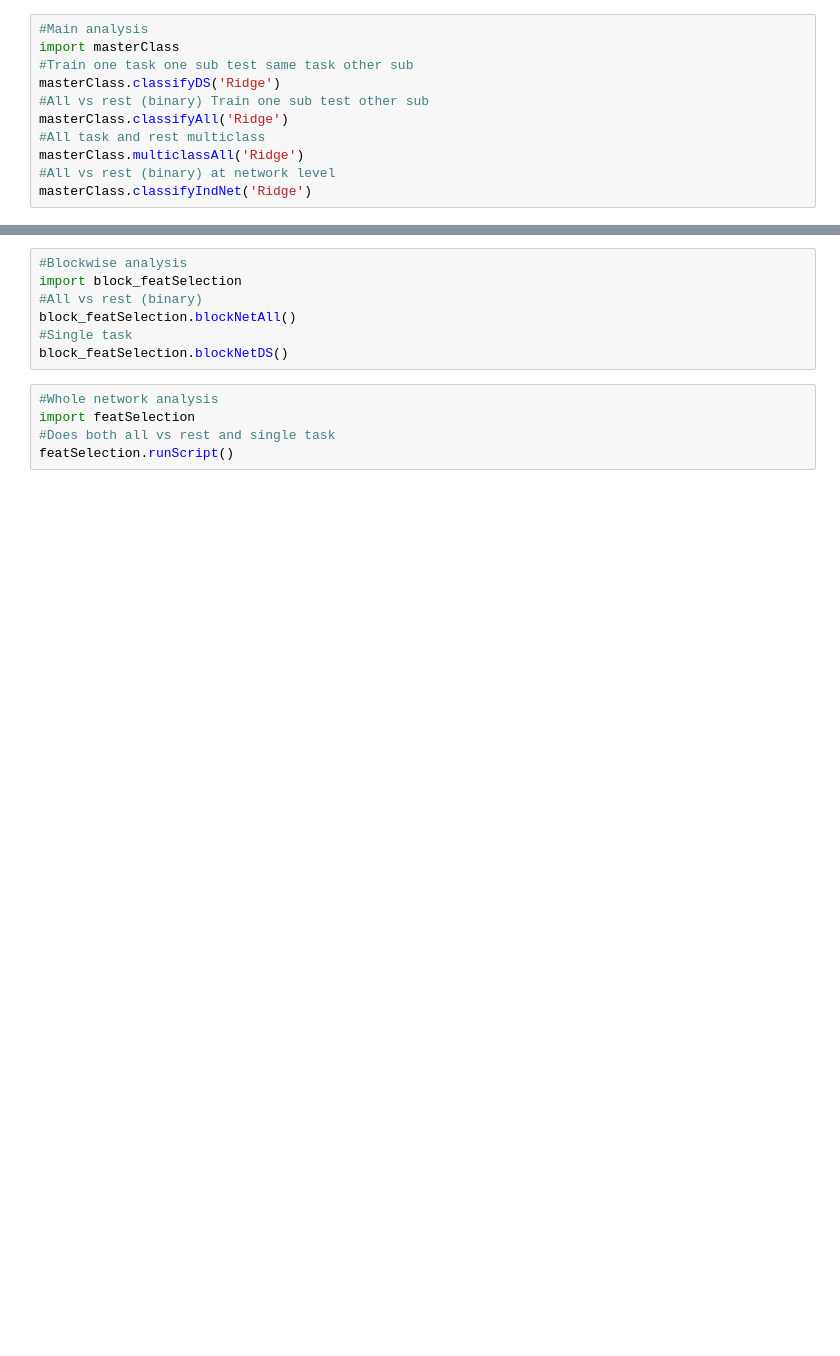
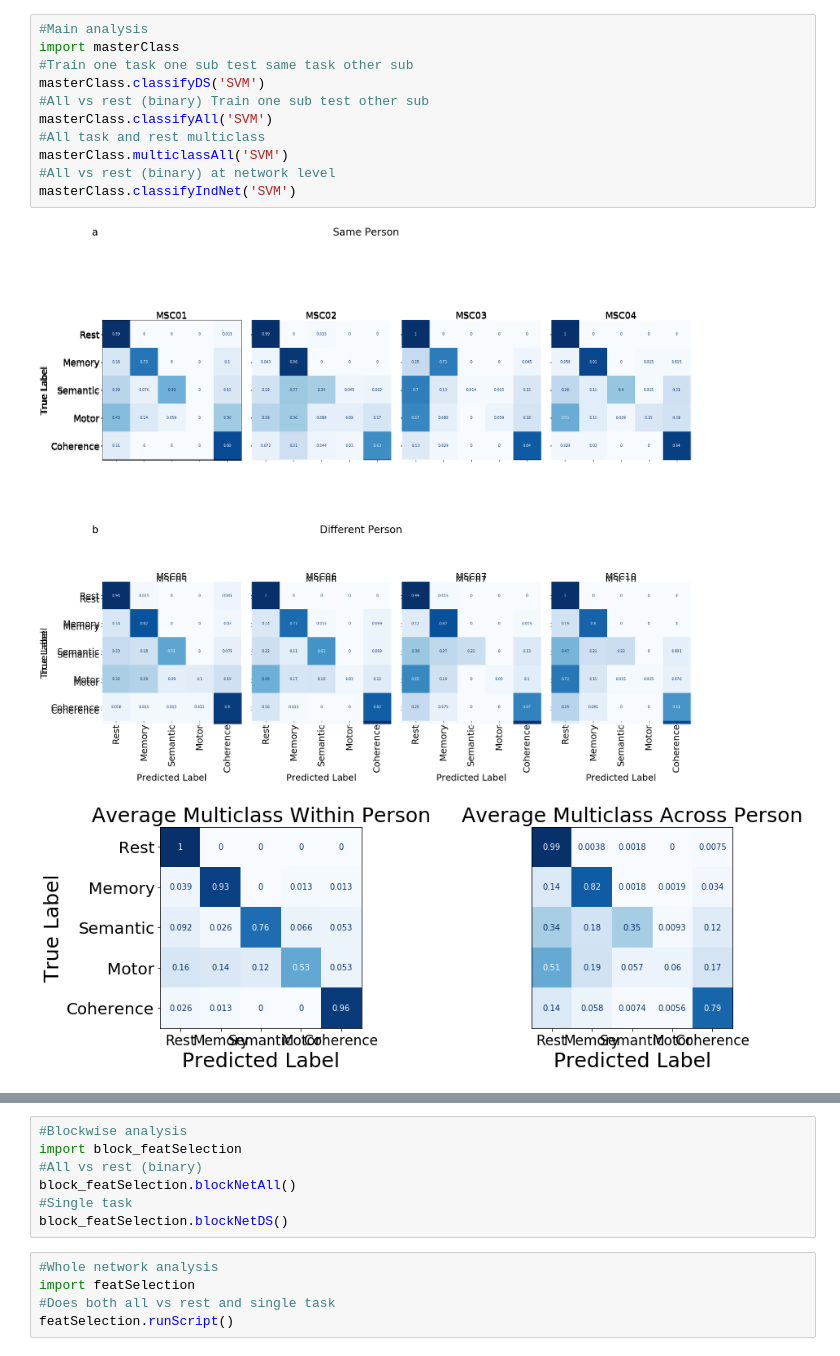
Before and after one commit to GrattonLab/Porteretal_taskprediction, a Jupyter notebook: code/pyScripts/Predictions/allPredictions.ipynb, the cells around one changed output, grey strips where cells are left out. Drawn from its saved outputs; the diff is of its cells as text; blank space fills up the shorter version.

```diff
--- a/code/pyScripts/Predictions/allPredictions.ipynb
+++ b/code/pyScripts/Predictions/allPredictions.ipynb
@@ -1,14 +1,17 @@
 # %%
 #Main analysis
 import masterClass
 #Train one task one sub test same task other sub
-masterClass.classifyDS('Ridge')
+masterClass.classifyDS('SVM')
 #All vs rest (binary) Train one sub test other sub
-masterClass.classifyAll('Ridge')
+masterClass.classifyAll('SVM')
 #All task and rest multiclass
-masterClass.multiclassAll('Ridge')
+masterClass.multiclassAll('SVM')
 #All vs rest (binary) at network level
-masterClass.classifyIndNet('Ridge')
+masterClass.classifyIndNet('SVM')
+# %% [output]
+[figure, added]
+[figure, added]
 # %%
 #Random feature selection
 import masterClass_rdmNet
```
Also changed, not shown: parts of 1 cell of this notebook.
